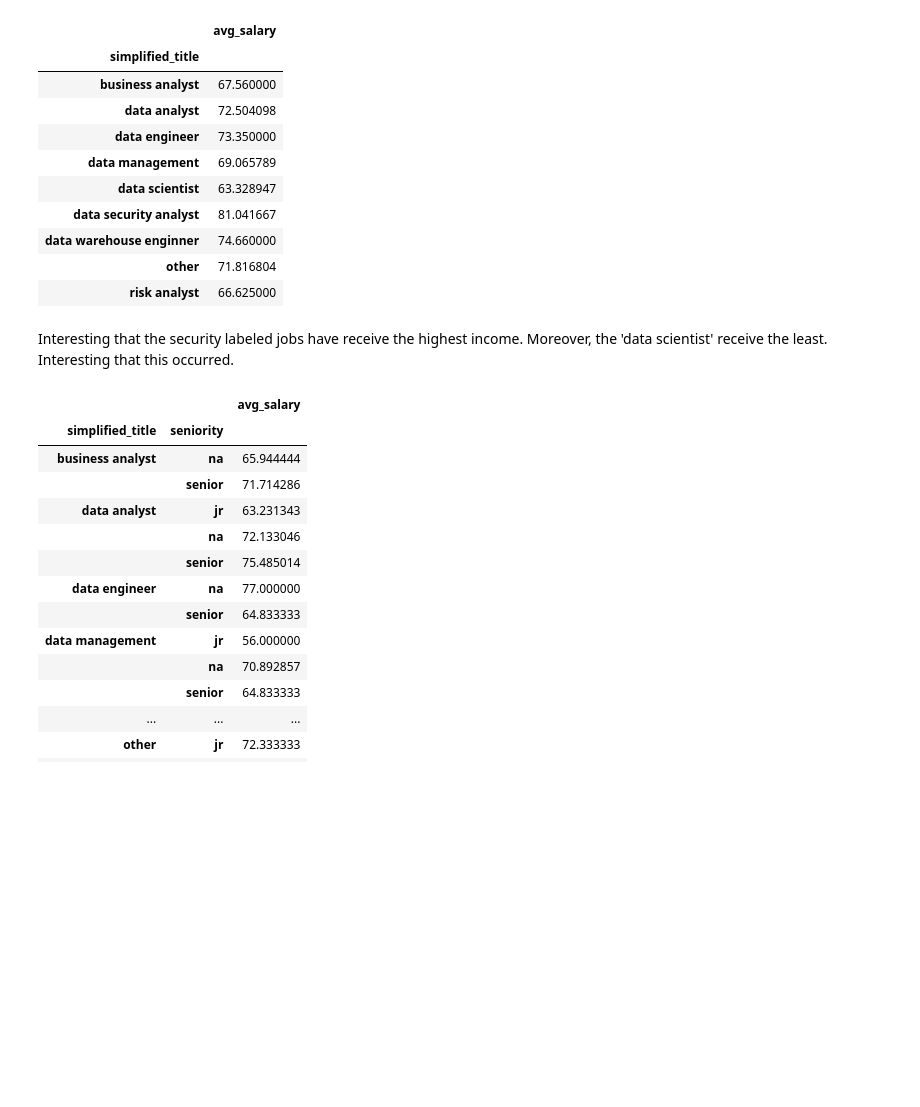
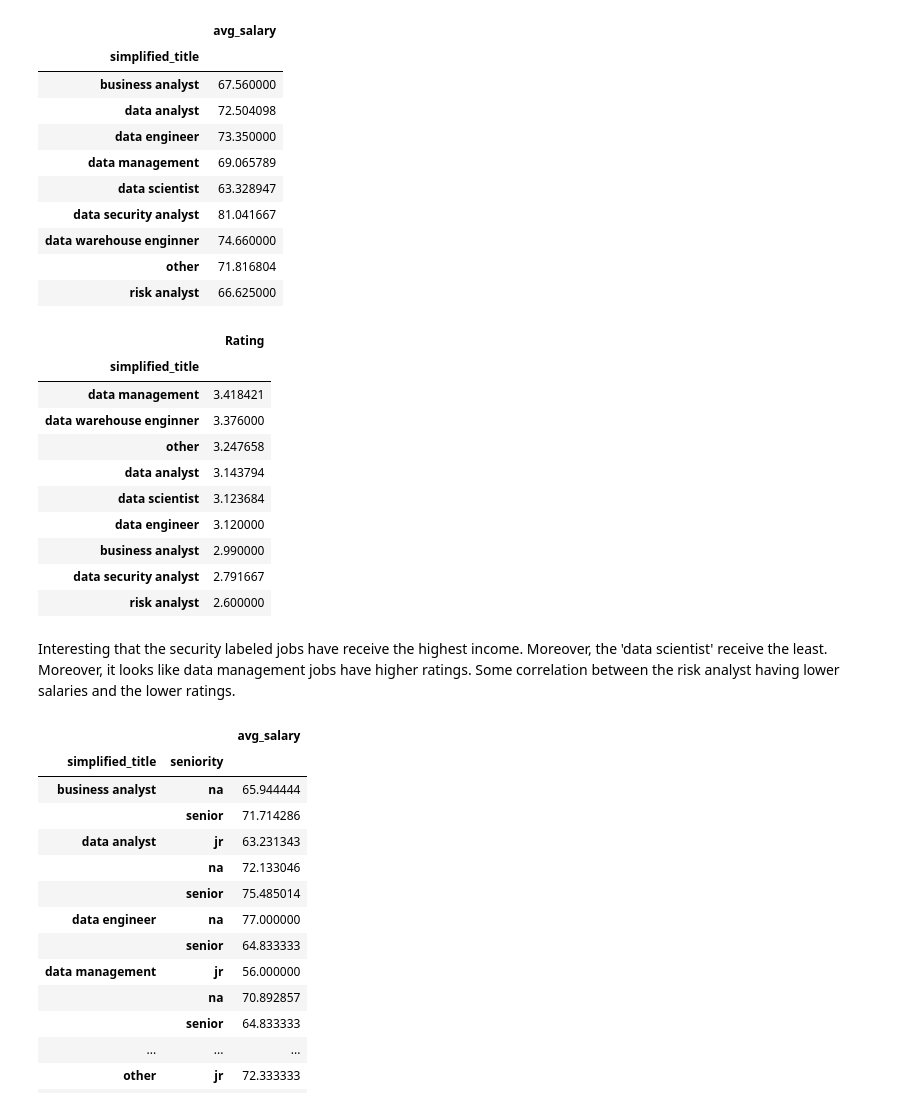
Before and after one commit to azcastillo/data_analyst_salary_predictor, a Jupyter notebook: salary_eda.ipynb, the cells around one changed output. Drawn from its saved outputs; the diff is of its cells as text; code cells hidden in the pictures; blank space fills up the shorter version.

```diff
--- a/salary_eda.ipynb
+++ b/salary_eda.ipynb
@@ -474,6 +498,21 @@ pd.pivot_table(data=df, values=['avg_salary'], index=['simplified_title'] , aggf
 | data warehouse enginner | 74.660000 |
 | other | 71.816804 |
 | risk analyst | 66.625000 |
+# %%
+#gather a better understanding between the average salary and specific title that is given
+pd.pivot_table(data=df, values=['Rating'], index=['simplified_title'] , aggfunc='mean').sort_values(by='Rating', ascending=False)
+# %% [output]
+|  | Rating |
+| simplified_title |  |
+| data management | 3.418421 |
+| data warehouse enginner | 3.376000 |
+| other | 3.247658 |
+| data analyst | 3.143794 |
+| data scientist | 3.123684 |
+| data engineer | 3.120000 |
+| business analyst | 2.990000 |
+| data security analyst | 2.791667 |
+| risk analyst | 2.600000 |
 # %% [markdown]
-Interesting that the security labeled jobs have receive the highest income. Moreover, the 'data scientist' receive the least. Interesting that this occurred.
+Interesting that the security labeled jobs have receive the highest income. Moreover, the 'data scientist' receive the least. Moreover, it looks like data management jobs have higher ratings. Some correlation between the risk analyst having lower salaries and the lower ratings.
 # %%
```
Also changed, not shown: parts of 7 cells of this notebook, 4 other files.
